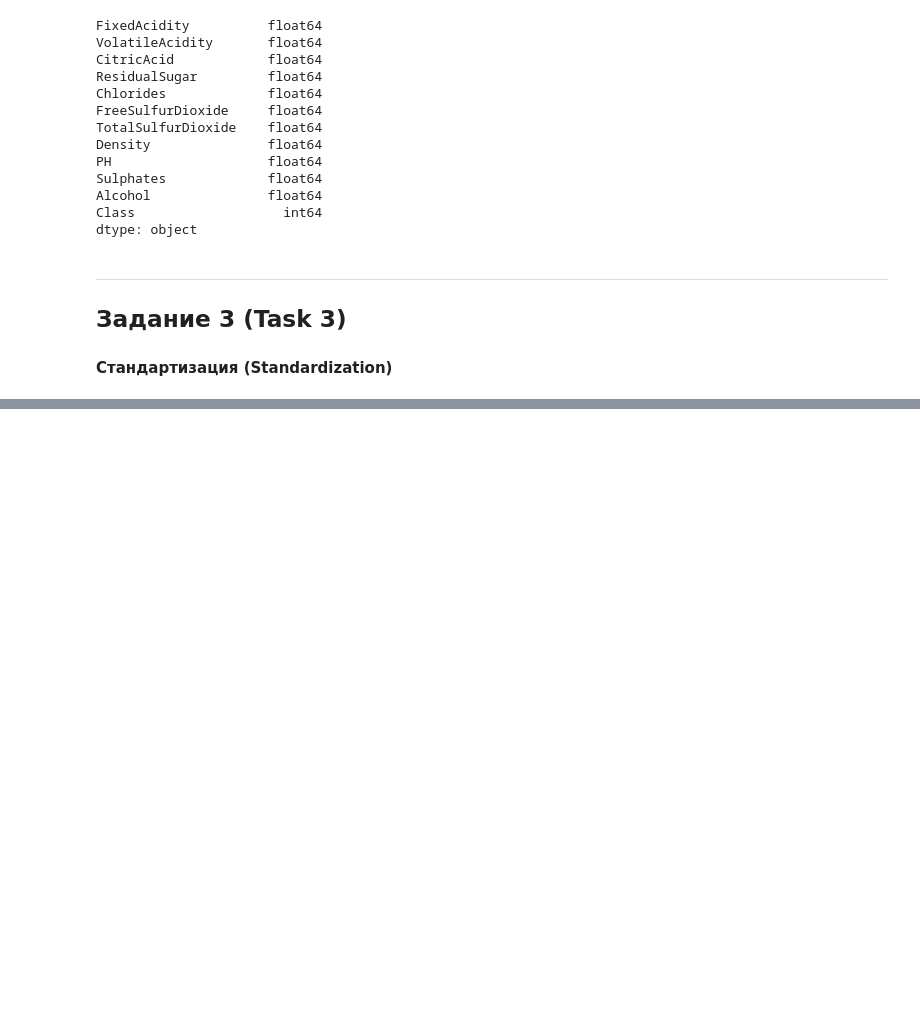
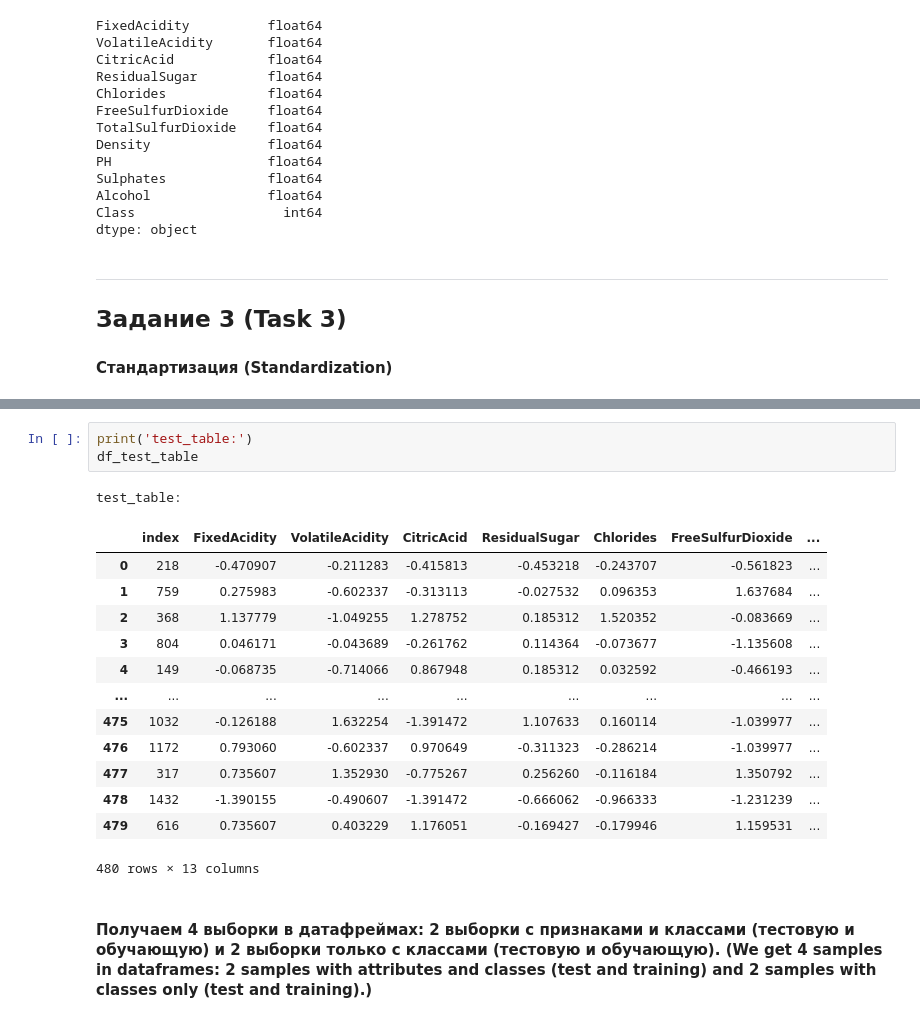
Before and after one commit to gpnwln/labs_projects, a Jupyter notebook: lab_5/lab5.ipynb, the cells around one changed output, grey strips where cells are left out. Drawn from its saved outputs; the diff is of its cells as text; blank space fills up the shorter version.

```diff
--- a/lab_5/lab5.ipynb
+++ b/lab_5/lab5.ipynb
@@ -57,0 +124,20 @@ dtype: object
+# %%
+print('test_table:')
+df_test_table
+# %% [output]
+test_table:
+|  | index | FixedAcidity | VolatileAcidity | CitricAcid | ResidualSugar | Chlorides | FreeSulfurDioxide | ... |
+| 0 | 218 | -0.470907 | -0.211283 | -0.415813 | -0.453218 | -0.243707 | -0.561823 | ... |
+| 1 | 759 | 0.275983 | -0.602337 | -0.313113 | -0.027532 | 0.096353 | 1.637684 | ... |
+| 2 | 368 | 1.137779 | -1.049255 | 1.278752 | 0.185312 | 1.520352 | -0.083669 | ... |
+| 3 | 804 | 0.046171 | -0.043689 | -0.261762 | 0.114364 | -0.073677 | -1.135608 | ... |
+| 4 | 149 | -0.068735 | -0.714066 | 0.867948 | 0.185312 | 0.032592 | -0.466193 | ... |
+| ... | ... | ... | ... | ... | ... | ... | ... | ... |
+| 475 | 1032 | -0.126188 | 1.632254 | -1.391472 | 1.107633 | 0.160114 | -1.039977 | ... |
+| 476 | 1172 | 0.793060 | -0.602337 | 0.970649 | -0.311323 | -0.286214 | -1.039977 | ... |
+| 477 | 317 | 0.735607 | 1.352930 | -0.775267 | 0.256260 | -0.116184 | 1.350792 | ... |
+| 478 | 1432 | -1.390155 | -0.490607 | -1.391472 | -0.666062 | -0.966333 | -1.231239 | ... |
+| 479 | 616 | 0.735607 | 0.403229 | 1.176051 | -0.169427 | -0.179946 | 1.159531 | ... |
+480 rows × 13 columns
+# %% [markdown]
+#### Получаем 4 выборки в датафреймах: 2 выборки с признаками и классами (тестовую и обучающую) и 2 выборки только с классами (тестовую и обучающую). (We get 4 samples in dataframes: 2 samples with attributes and classes (test and training) and 2 samples with classes only (test and training).)
```
Also changed, not shown: parts of 9 cells of this notebook.
